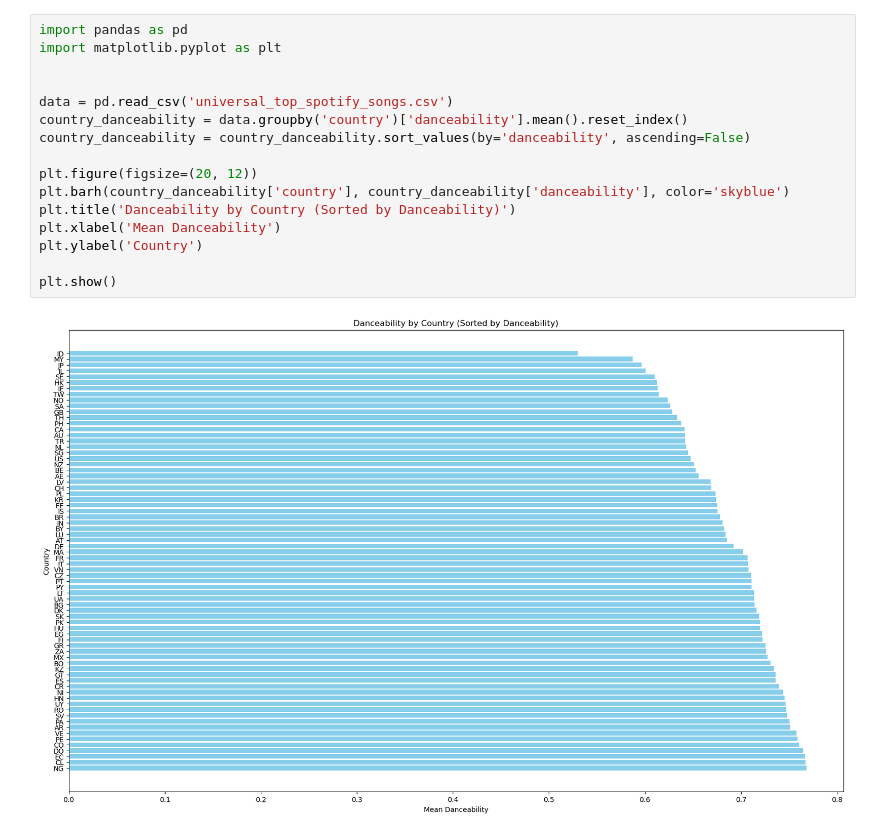
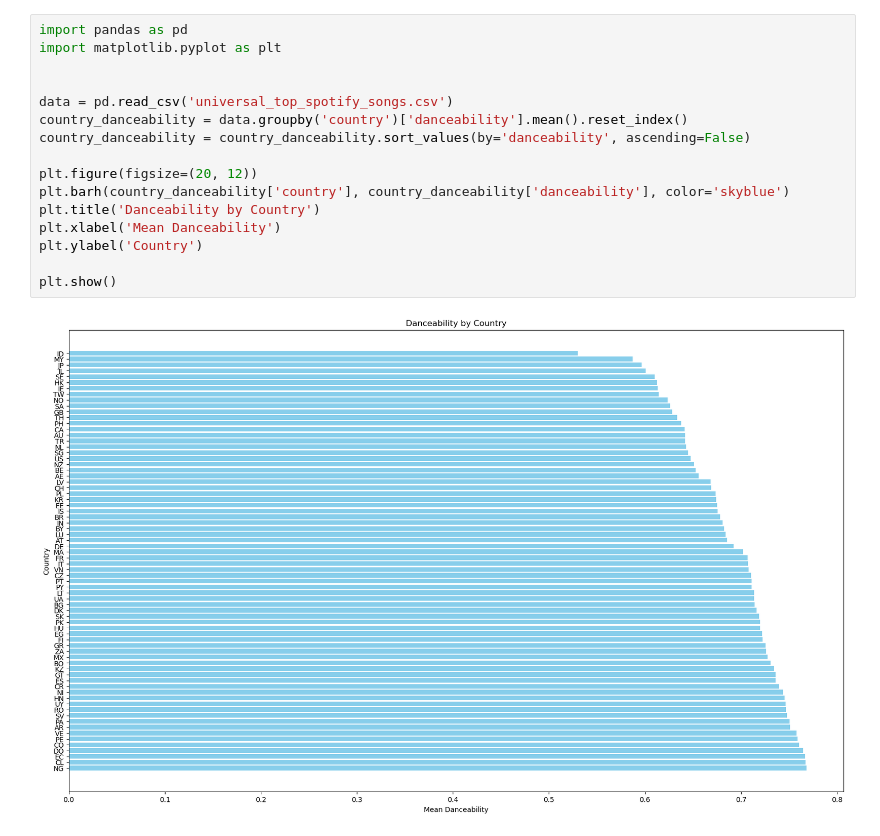
Before and after one commit to ivanchaveezz/Proyect1, a Jupyter notebook: danceability.ipynb, the cells around one changed output. Saved outputs shown, nothing was run; the diff lists cells and outputs as text.

```diff
--- a/danceability.ipynb
+++ b/danceability.ipynb
@@ -1,18 +1,18 @@
 # %%
 import pandas as pd
 import matplotlib.pyplot as plt
 
 
 data = pd.read_csv('universal_top_spotify_songs.csv')
 country_danceability = data.groupby('country')['danceability'].mean().reset_index()
 country_danceability = country_danceability.sort_values(by='danceability', ascending=False)
 
 plt.figure(figsize=(20, 12))
 plt.barh(country_danceability['country'], country_danceability['danceability'], color='skyblue')
-plt.title('Danceability by Country (Sorted by Danceability)')
+plt.title('Danceability by Country')
 plt.xlabel('Mean Danceability')
 plt.ylabel('Country')
 
 plt.show()
 # %% [output]
-[figure, old version]
+[figure, new version]
```
Also changed, not shown: parts of 3 cells of this notebook.
